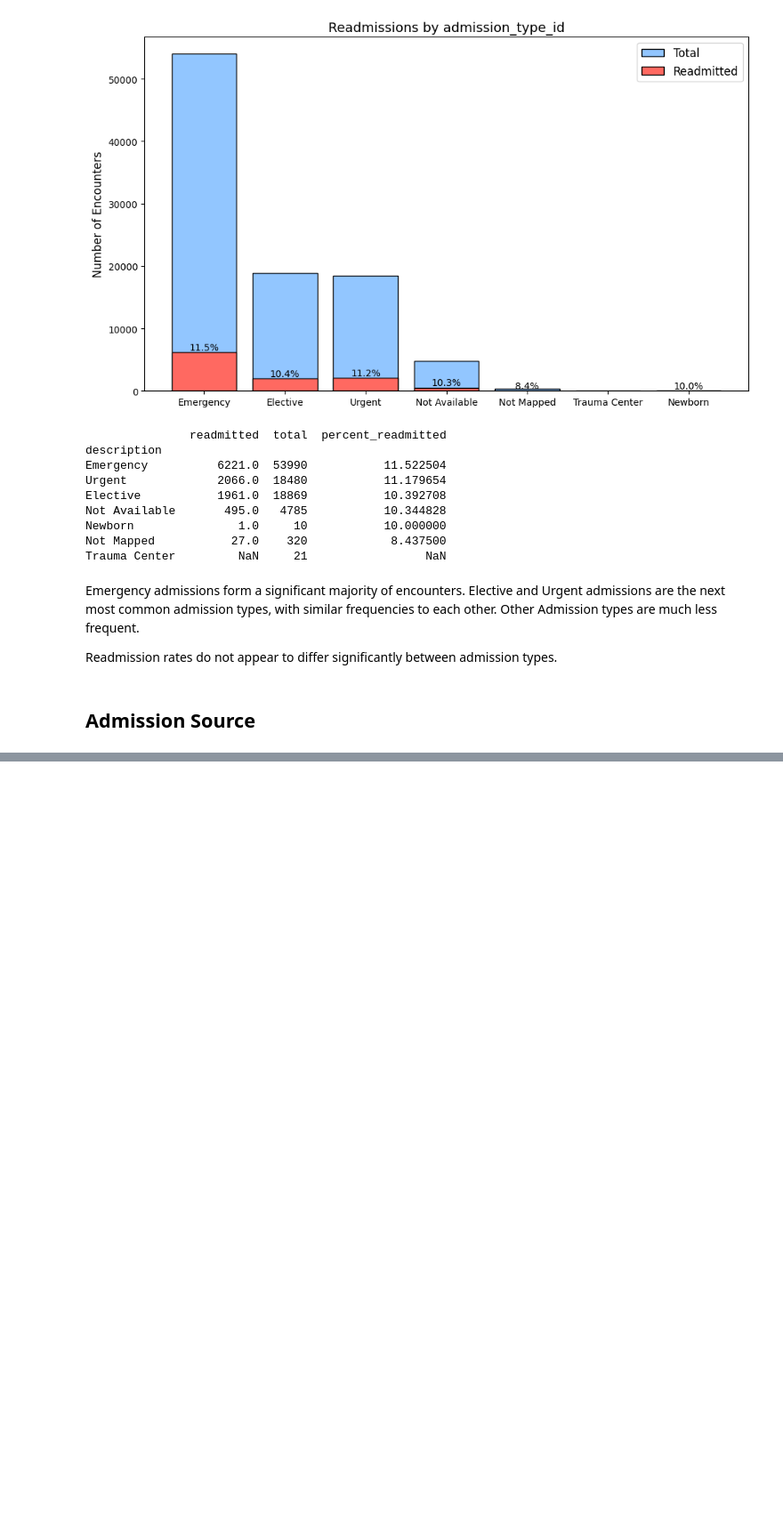
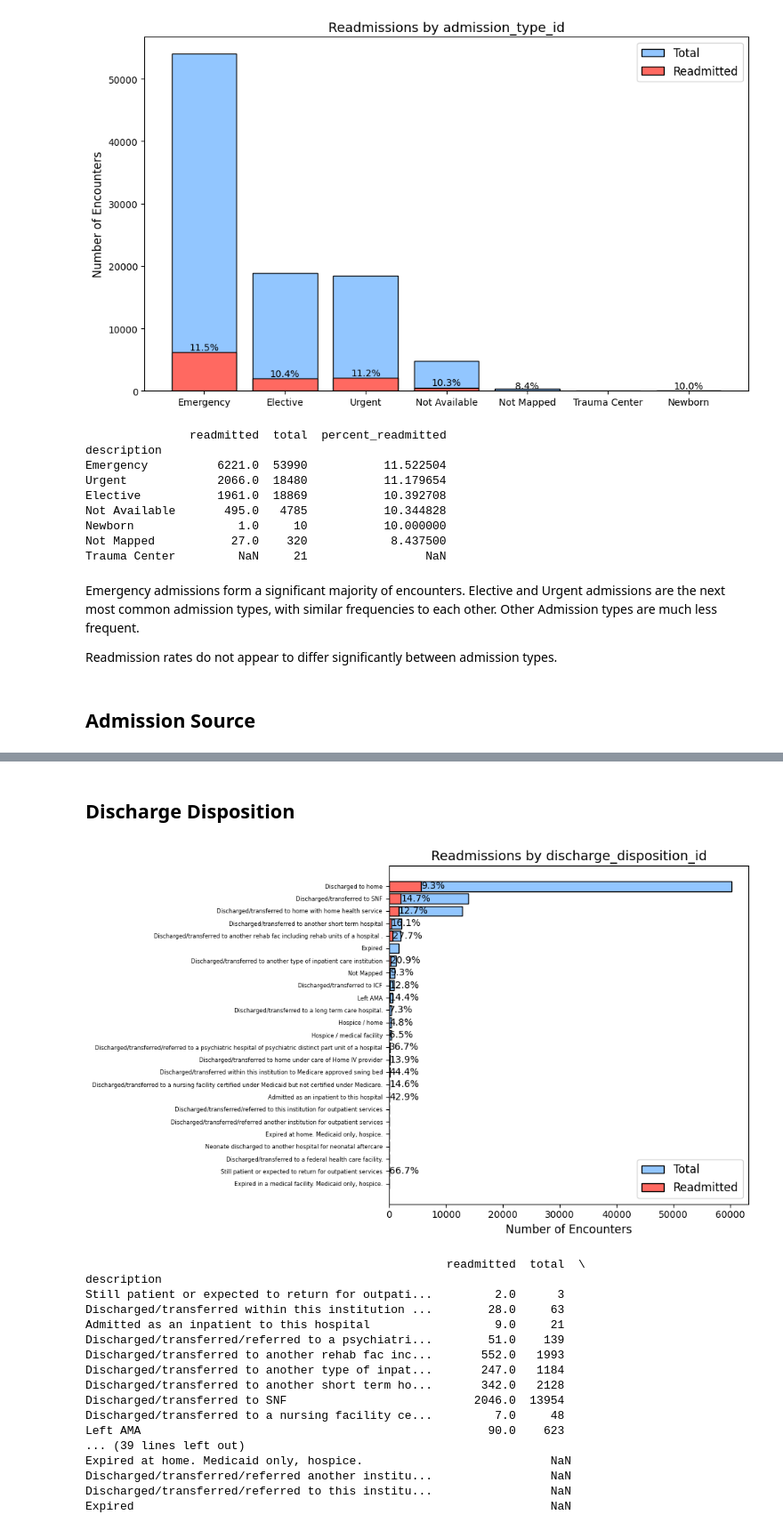
Before and after one commit to JamesSchonknecht/diabetes_project, a Jupyter notebook: scripts/2_Readmission_Analysis.ipynb, the cells around one changed output, grey strips where cells are left out. Shown at 89% size. Drawn from its saved outputs; the diff is of its cells as text; code cells hidden in the pictures; blank space fills up the shorter version.

```diff
--- a/scripts/2_Readmission_Analysis.ipynb
+++ b/scripts/2_Readmission_Analysis.ipynb
@@ -573,0 +597,24 @@ Normal Delivery                                                    NaN
+# %% [markdown]
+## Discharge Disposition
+# %%
+# Using custom plotting function to create `Admission Source` readmitted vs total bar plot and table
+plot_col('discharge_disposition_id', vertical_barplot=False, ytickfontsize=6)
+# %% [output]
+[figure, added]
+                                                    readmitted  total  \
+description
+Still patient or expected to return for outpati...         2.0      3
+Discharged/transferred within this institution ...        28.0     63
+Admitted as an inpatient to this hospital                  9.0     21
+Discharged/transferred/referred to a psychiatri...        51.0    139
+Discharged/transferred to another rehab fac inc...       552.0   1993
+Discharged/transferred to another type of inpat...       247.0   1184
+Discharged/transferred to another short term ho...       342.0   2128
+Discharged/transferred to SNF                           2046.0  13954
+Discharged/transferred to a nursing facility ce...         7.0     48
+Left AMA                                                  90.0    623
+... (39 lines left out)
+Expired at home. Medicaid only, hospice.                           NaN
+Discharged/transferred/referred another institu...                 NaN
+Discharged/transferred/referred to this institu...                 NaN
+Expired                                                            NaN
```
Also changed, not shown: parts of 17 cells of this notebook.
